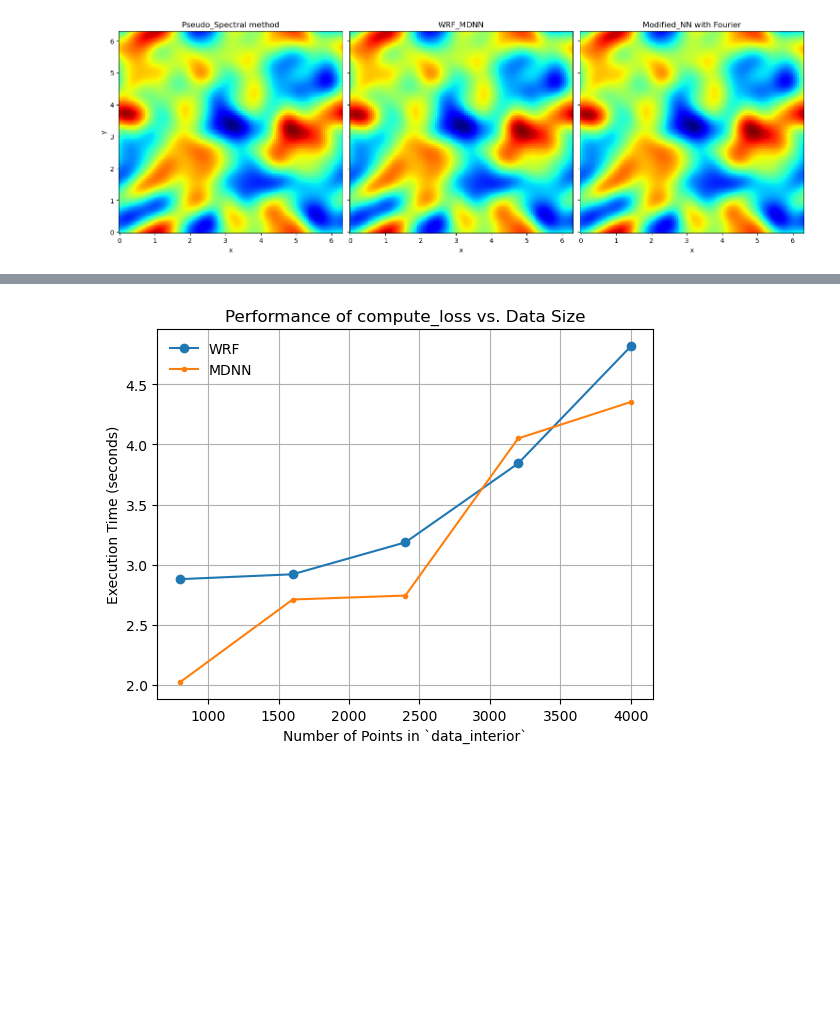
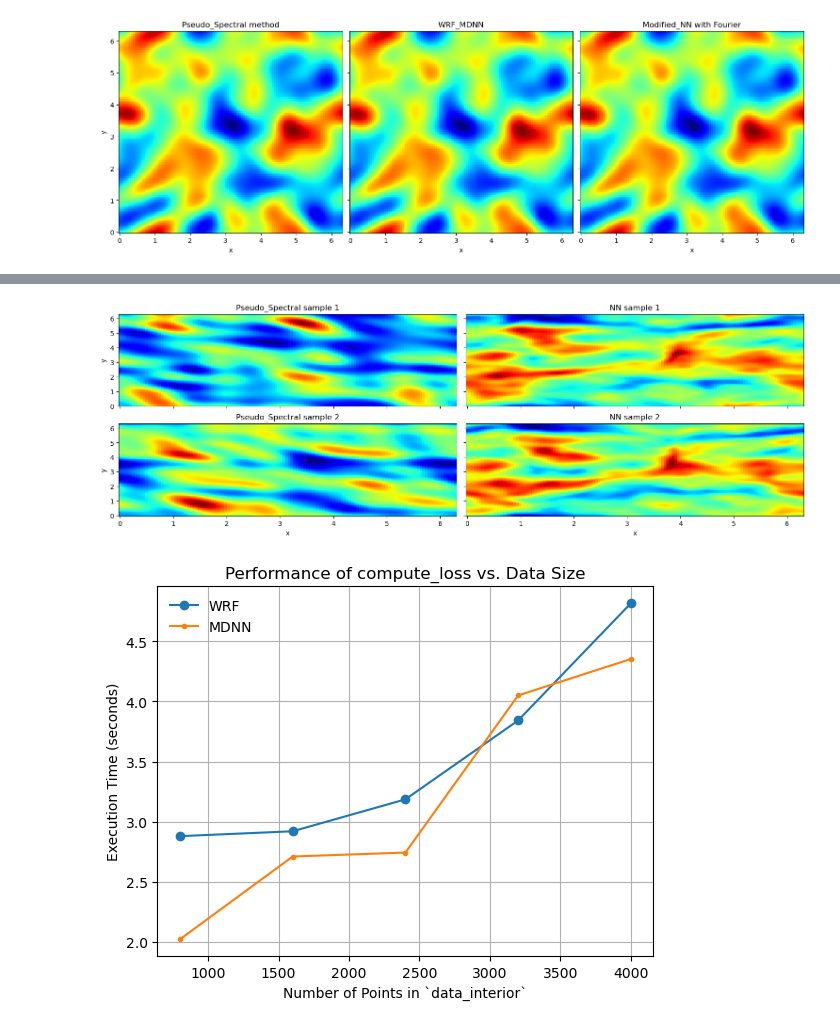
Before and after one commit to ChristianJzB/Projects, a Jupyter notebook: Deep_Solvers/Inverse_Problems/Navier-Stokes/Navier-Stokes.ipynb, the cells around one changed output, grey strips where cells are left out. Saved outputs shown, nothing was run; the diff lists cells and outputs as text; code cells hidden in the pictures; blank space fills up the shorter version.

```diff
--- a/Deep_Solvers/Inverse_Problems/Navier-Stokes/Navier-Stokes.ipynb
+++ b/Deep_Solvers/Inverse_Problems/Navier-Stokes/Navier-Stokes.ipynb
@@ -517,3 +506,77 @@ ani.save("/results/NV_NNs.gif", dpi=300, writer=PillowWriter(fps=25))
+# %%
+X = torch.linspace(0, 1, 128)*2*torch.pi  # Spatial grid in X direction
+Y = torch.linspace(0, 1, 128)*2*torch.pi  # Spatial grid in Y direction
+X, Y = torch.meshgrid(X, Y)  # Create meshgrid for X, Y
+
+solver = VorticitySolver2D(N=128, L=1, T=2, nu=1e-2, dt=5e-4,num_sol=200, method='CN', force=None)
+
+w_ref1 = griddata((X.reshape(-1), Y.reshape(-1)), w0[:,0].flatten(),(X, Y), method='cubic')
+w_ref2 = griddata((X.reshape(-1), Y.reshape(-1)), w0[:,2].flatten(),(X, Y), method='cubic')
+
+
+w_list1 = solver.run_simulation( np.array(w_ref1))
+w_list2 = solver.run_simulation( np.array(w_ref2))
+
+def parameters_data(theta, data):
+    # Repeat the flattened `theta` for the number of rows in `data`
+    theta_ = theta.view(-1).repeat(data.size(0), 1)  # Flatten and repeat
+
+    # Concatenate `data` and `theta_` along the last dimension
+    return torch.cat((data, theta_), dim=1)
+# %%
+time_array = np.linspace(5e-4, 2, int(1/ 5e-4))
+points = np.linspace(0, len(time_array) - 1, 200, dtype=int)
+
+time_steps = [0] + list(time_array[points])
+
+
+fig, axs = plt.subplots(2,2,figsize = (15,5), layout='constrained', sharey=True, sharex=True)
+
+def animate(i):
+
+    axs[0,0].clear()
+    axs[1,0].clear()
+    axs[0,1].clear()
+    axs[1,1].clear()
+
+    delta_t = time_steps[i]
+    w01 = w_list1[i]
+    w02 = w_list2[i]
+
+    data_test = torch.hstack((X.reshape(-1,1),Y.reshape(-1,1),delta_t*torch.ones_like(X.reshape(-1,1)))).float()
+
+    dataset1 = parameters_data(theta[:,:,0], data_test)
+    dataset2 = parameters_data(theta[:,:,1], data_test)
+
+    nn_pred1 = WRF_MDNN_dg.w_net(dataset1).detach().numpy()
+    nn_pred2 = WRF_MDNN_dg.w_net(dataset2).detach().numpy()
+
+    pred1 = griddata((X.reshape(-1), Y.reshape(-1)), nn_pred1.flatten(),(X, Y), method='cubic')
+    pred2 = griddata((X.reshape(-1), Y.reshape(-1)), nn_pred2.flatten(),(X, Y), method='cubic')
+
+    # Plot the first subplot (Solution Visualization for u_0)
+    im1 = axs[0,0].pcolormesh(X, Y, w01, cmap='jet')
+    axs[0,0].set_title("Pseudo_Spectral sample 1")
+    axs[0,0].set_ylabel("y")
+
+    im2 = axs[1,0].pcolormesh(X, Y, w02, cmap='jet')
+    axs[1,0].set_title("Pseudo_Spectral sample 2")
+    axs[1,0].set_xlabel("x")
+    axs[1,0].set_ylabel("y")
+
+    im3 = axs[0,1].pcolormesh(X, Y, pred1, cmap='jet')
+    axs[0,1].set_title("NN sample 1")
+
+    im4 = axs[1,1].pcolormesh(X, Y, pred2, cmap='jet')
+    axs[1,1].set_title("NN sample 2")
+    axs[1,1].set_xlabel("x")
+
+    return im1,im2,im3,im4
+
+ani = FuncAnimation(fig, animate, interval=1, blit=False, repeat=True, frames=100)
+ani.save("./results/NV_NN_dg.gif", dpi=300, writer=PillowWriter(fps=25))
+# %% [output]
+[figure, added]
 # %%
 from data_generator import solve_poisson_fft,compute_velocity,UniformSampler
 from Training import compute_loss
```
Also changed, not shown: parts of 47 cells of this notebook, 21 other files.
